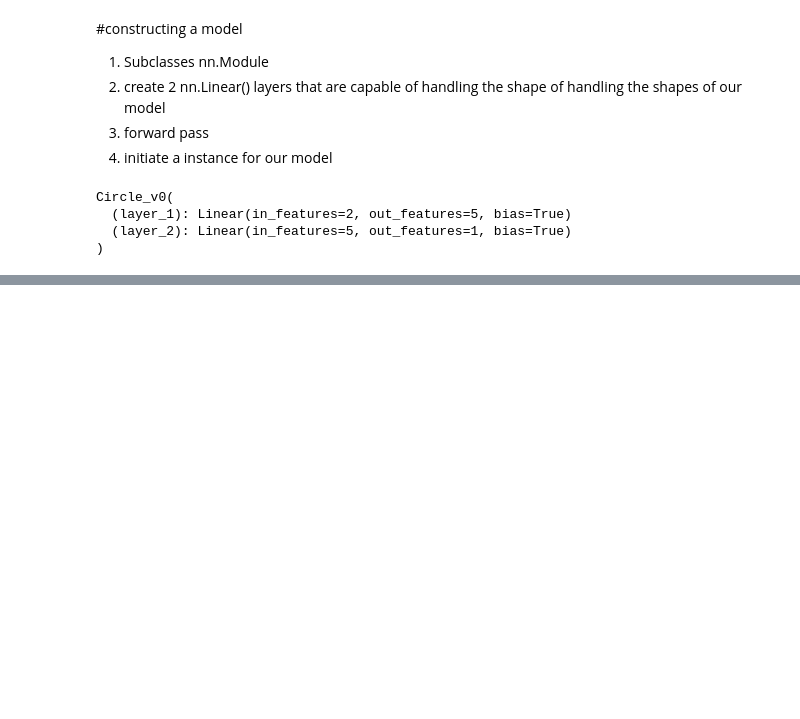
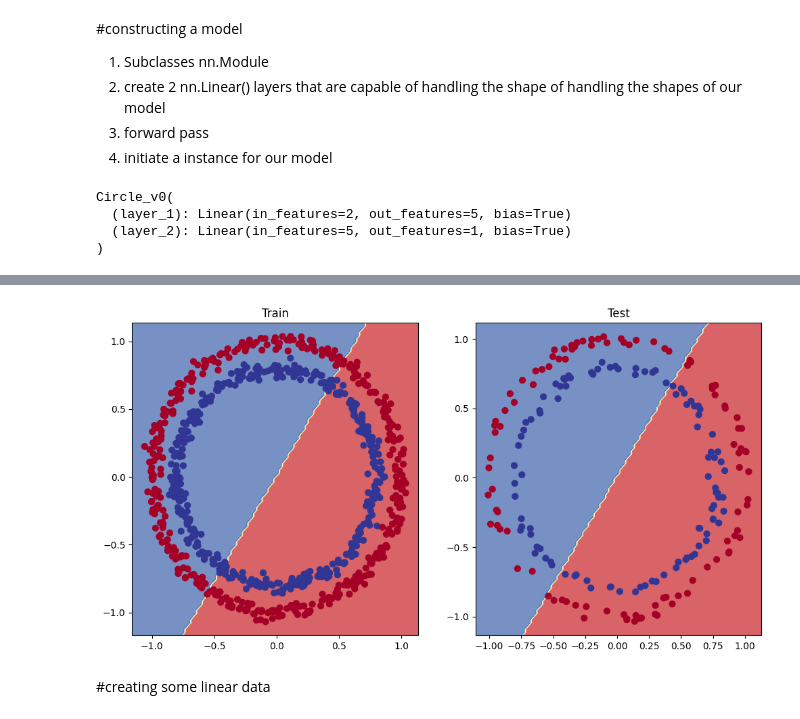
Before and after one commit to notakshitgoyal/neural_network_classification, a Jupyter notebook: neural_network_classification.ipynb, the cells around one changed output, grey strips where cells are left out. Drawn from its saved outputs; the diff is of its cells as text; code cells hidden in the pictures; blank space fills up the shorter version.

```diff
--- a/neural_network_classification.ipynb
+++ b/neural_network_classification.ipynb
@@ -111,0 +245,12 @@ model_0 = nn.Sequential(
+# %%
+class circleV1(nn.Module):
+  def __init__(self):
+    super().__init__()
+    self.layer_1 = nn.Linear(in_features= 2,out_features= 10)
+    self.layer_2 = nn.Linear(in_features = 10,out_features = 10)
+    self.layer_3 = nn.Linear(in_features=10,out_features=1)
+
+  def forward(self,x):
+    return self.layer_3(self.layer_2(self.layer_1(x)))
+model_1 = circleV1().to(device)
+model_1
@@ -111,0 +263,24 @@ model_0 = nn.Sequential(
+# %%
+loss_fn = nn.BCEWithLogitsLoss()
+optimizer = torch.optim.SGD(params= model_1.parameters(),lr = 0.1)
+epochs = 1000
+X_train,y_train = X_train.to(device),y_train.to(device)
+X_test,y_test = X_test.to(device),y_test.to(device)
+for epoch in range(epochs):
+  model_1.train()
+  y_logits = model_1(X_train).squeeze()
+  y_pred = torch.round(torch.sigmoid(y_logits))
+  loss = loss_fn(y_logits,y_train)
+  acc = accuracy_fn(y_true= y_train,
+                    y_pred=y_pred)
+  optimizer.zero_grad()
+  loss.backward()
+  optimizer.step()
+  model_1.eval()
+  with torch.inference_mode():
+    test_logits = model_1(X_test).squeeze()
+    test_pred = torch.round(torch.sigmoid(test_logits))
+    test_loss = loss_fn(test_logits,y_test)
+    test_acc = accuracy_fn(y_true= y_test,y_pred= test_pred)
+    if epoch %100 == 0:
+      print(f"Epoch: {epoch} | Loss: {loss:.5f}, Accuracy: {acc:.2f}% | Test loss: {test_loss:.5f}, Test acc: {test_acc:.2f}%")
@@ -111,0 +298,13 @@ model_0 = nn.Sequential(
+# %%
+# Plot decision boundaries for training and test sets
+plt.figure(figsize=(12, 6))
+plt.subplot(1, 2, 1)
+plt.title("Train")
+plot_decision_boundary(model_1, X_train, y_train)
+plt.subplot(1, 2, 2)
+plt.title("Test")
+plot_decision_boundary(model_1, X_test, y_test)
+# %% [output]
+[figure, added]
+# %% [markdown]
+#creating some linear data
```
Also changed, not shown: parts of 28 cells of this notebook.
